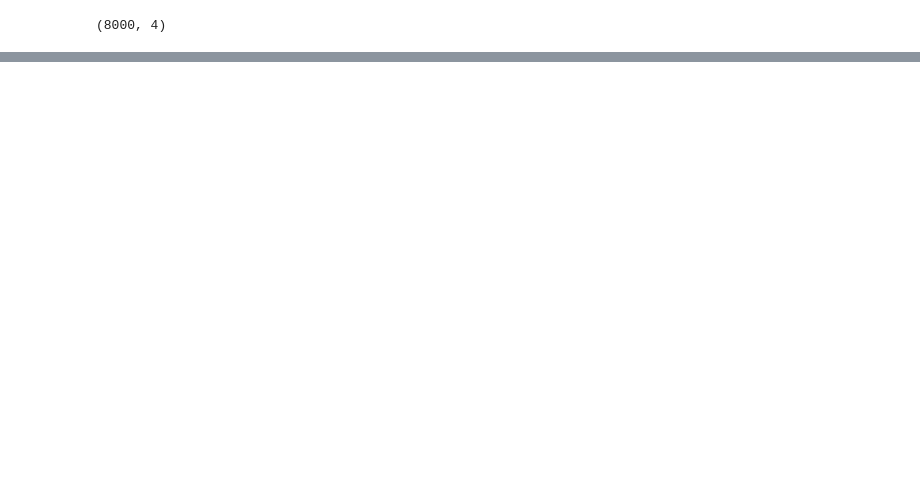
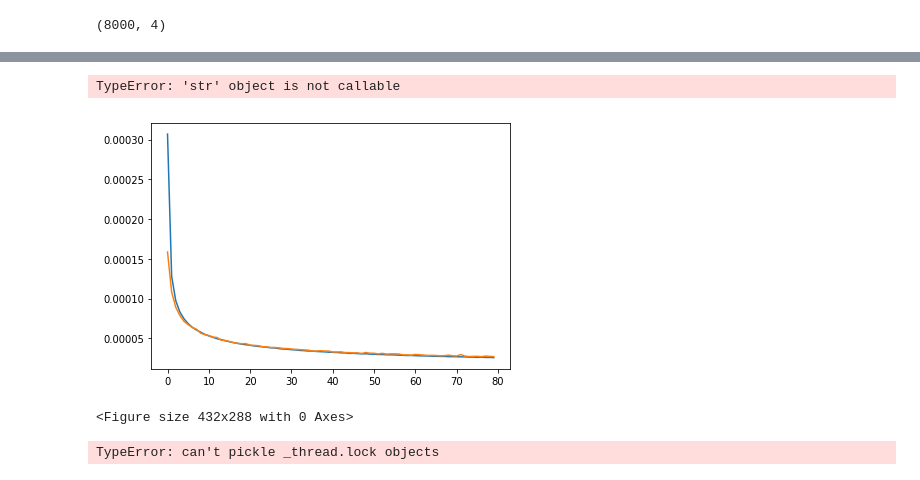
Before and after one commit to Skorkmaz88/vrepLearning, a Jupyter notebook: VrepLearning.ipynb, the cells around one changed output, grey strips where cells are left out. Cells and saved outputs as stored; diff of their text form; code cells hidden in the pictures; blank space fills up the shorter version.

```diff
--- a/VrepLearning.ipynb
+++ b/VrepLearning.ipynb
@@ -154,0 +362,22 @@ model = None
+# %%
+plt.plot(tra_loss_decoding[:80])
+plt.plot(val_loss_decoding[:80])
+plt.xlabel("Number of Epochs")
+plt.ylabel("Loss")
+plt.legend()
+
+plt.show()
+# %% [output]
+TypeError: 'str' object is not callable
+[figure, added]
+# %%
+import pickle
+from matplotlib.pyplot import subplots, show
+plt.gcf().subplots_adjust(bottom=0.15)
+# %% [output]
+<Figure size 432x288 with 0 Axes>
+# %%
+file_object  = open("he.dat", "wb")
+pickle.dump(he, file_object,  protocol=4)
+# %% [output]
+TypeError: can't pickle _thread.lock objects
```
Also changed, not shown: parts of 30 cells of this notebook.
